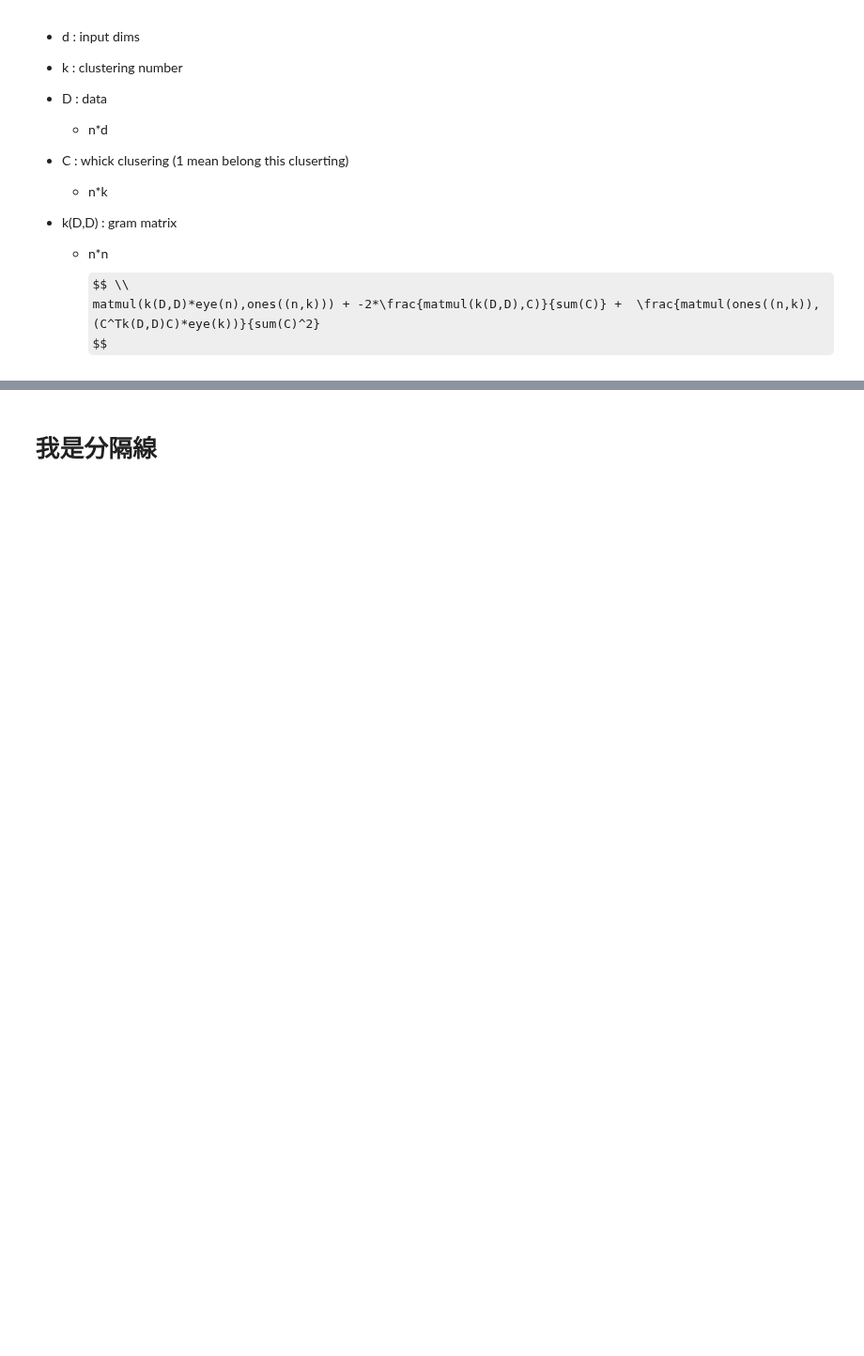
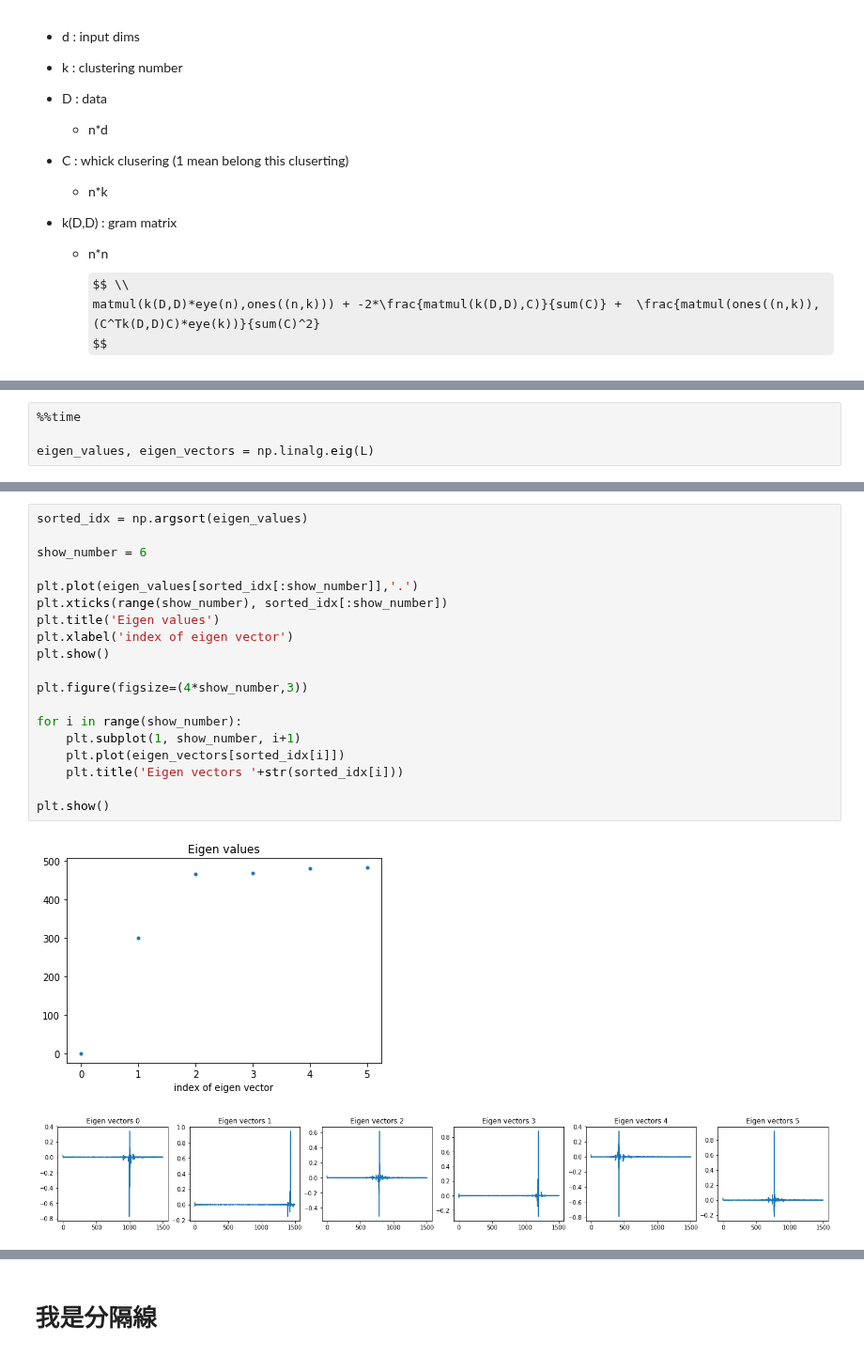
Before and after one commit to csielee/2018ML, a Jupyter notebook: HW6/HW6.ipynb, the cells around one changed output, grey strips where cells are left out. Shown at 94% size. Cells and saved outputs as stored; diff of their text form; some formulas as TeX source; blank space fills up the shorter version.

```diff
--- a/HW6/HW6.ipynb
+++ b/HW6/HW6.ipynb
@@ -214,0 +271,4 @@ for new_c, new_u in launcher:
+# %%
+%%time
+
+eigen_values, eigen_vectors = np.linalg.eig(L)
@@ -214,0 +278,22 @@ for new_c, new_u in launcher:
+# %%
+sorted_idx = np.argsort(eigen_values)
+
+show_number = 6
+
+plt.plot(eigen_values[sorted_idx[:show_number]],'.')
+plt.xticks(range(show_number), sorted_idx[:show_number])
+plt.title('Eigen values')
+plt.xlabel('index of eigen vector')
+plt.show()
+
+plt.figure(figsize=(4*show_number,3))
+
+for i in range(show_number):
+    plt.subplot(1, show_number, i+1)
+    plt.plot(eigen_vectors[sorted_idx[i]])
+    plt.title('Eigen vectors '+str(sorted_idx[i]))
+
+plt.show()
+# %% [output]
+[figure, added]
+[figure, added]
```
Also changed, not shown: parts of 21 cells of this notebook.
